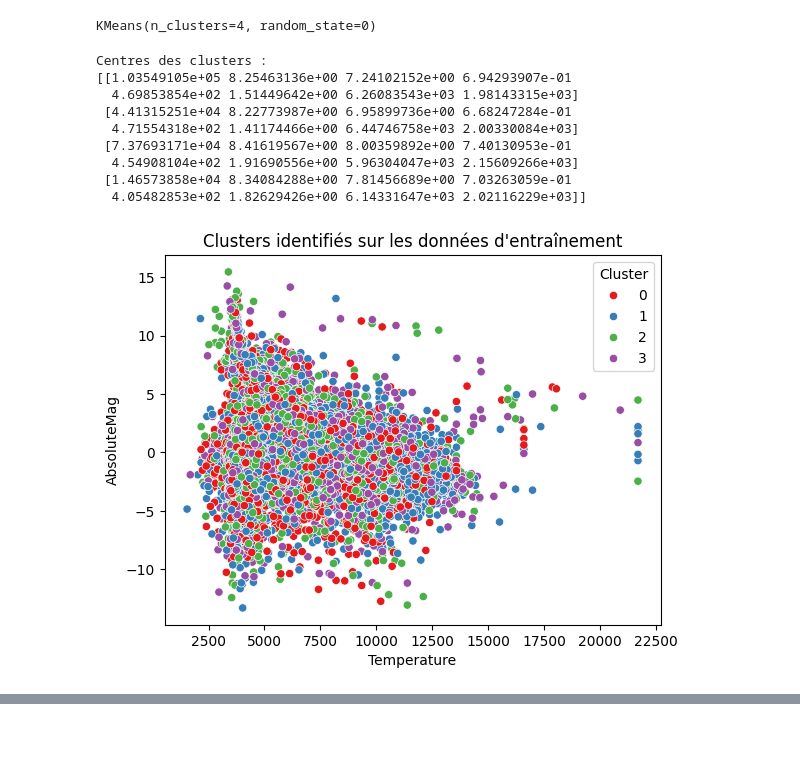
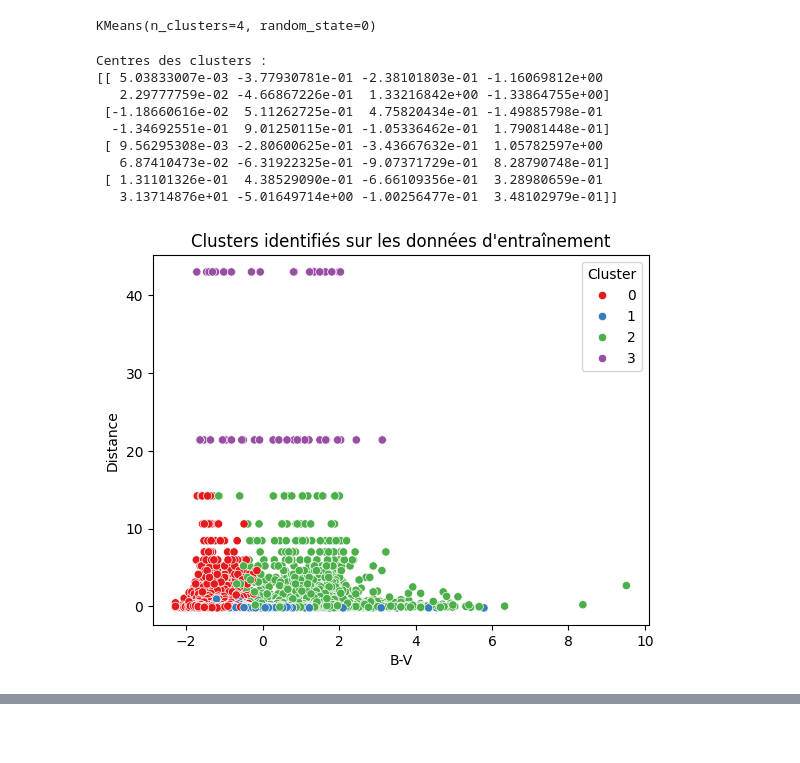
Before and after one commit to Moni003/Diagramme_HR_MML, a Jupyter notebook: diagHR_1.ipynb, the cells around one changed output, grey strips where cells are left out. Cells and saved outputs as stored; diff of their text form; code cells hidden in the pictures.

```diff
--- a/diagHR_1.ipynb
+++ b/diagHR_1.ipynb
@@ -254,3 +255,8 @@ SpType_encoded  0.015183      0.12080    -0.806002        1.000000
 [figure]
 # %% [markdown]
 ### 2.6 - Normalisation des variables d'entrainement
+# %%
+scaler = StandardScaler()
+X_scaled = scaler.fit_transform(X)
+X_scaled_df = pd.DataFrame(X_scaled, columns = X.columns)
+X_scaled_df
@@ -263,13 +283,13 @@ SpType_encoded  0.015183      0.12080    -0.806002        1.000000
 #X_train, X_test = train_test_split(data, test_size=0.2, random_state=0)
 # %%
 # Séparation en train/validation/test
-X_train, X_temp = train_test_split(X, test_size=0.3, random_state=0)
+X_train, X_temp = train_test_split(X_scaled_df, test_size=0.3, random_state=0)
 X_val, X_test = train_test_split(X_temp, test_size=0.5, random_state=0)
 
 print(f"Taille du train : {X_train.shape}")
 print(f"Taille du validation : {X_val.shape}")
 print(f"Taille du test : {X_test.shape}")
-
+#print(X_train)
 
 # Visualiser les données de chaque ensemble (par exemple avec AbsoluteMag)
 fig, axes = plt.subplots(1, 3, figsize=(15, 5))
@@ -309,14 +329,14 @@ print("Centres des clusters :")
 print(kmeans.cluster_centers_)
 # %% [output]
 Centres des clusters :
-[[1.03549105e+05 8.25463136e+00 7.24102152e+00 6.94293907e-01
-  4.69853854e+02 1.51449642e+00 6.26083543e+03 1.98143315e+03]
- [4.41315251e+04 8.22773987e+00 6.95899736e+00 6.68247284e-01
-  4.71554318e+02 1.41174466e+00 6.44746758e+03 2.00330084e+03]
- [7.37693171e+04 8.41619567e+00 8.00359892e+00 7.40130953e-01
-  4.54908104e+02 1.91690556e+00 5.96304047e+03 2.15609266e+03]
- [1.46573858e+04 8.34084288e+00 7.81456689e+00 7.03263059e-01
-  4.05482853e+02 1.82629426e+00 6.14331647e+03 2.02116229e+03]]
+[[ 5.03833007e-03 -3.77930781e-01 -2.38101803e-01 -1.16069812e+00
+   2.29777759e-02 -4.66867226e-01  1.33216842e+00 -1.33864755e+00]
+ [-1.18660616e-02  5.11262725e-01  4.75820434e-01 -1.49885798e-01
+  -1.34692551e-01  9.01250115e-01 -1.05336462e-01  1.79081448e-01]
+ [ 9.56295308e-03 -2.80600625e-01 -3.43667632e-01  1.05782597e+00
+   6.87410473e-02 -6.31922325e-01 -9.07371729e-01  8.28790748e-01]
+ [ 1.31101326e-01  4.38529090e-01 -6.66109356e-01  3.28980659e-01
+   3.13714876e+01 -5.01649714e+00 -1.00256477e-01  3.48102979e-01]]
 # %%
 # Prédire les clusters pour l'ensemble d'entraînement
 train_clusters = kmeans.predict(X_train)
@@ -325,8 +345,8 @@ train_clusters = kmeans.predict(X_train)
 X_train['Cluster'] = train_clusters
 # %%
 import seaborn as sns
-sns.scatterplot(x=X_train['Temperature'], y=X_train['AbsoluteMag'], hue=X_train['Cluster'], palette="Set1")
+sns.scatterplot(x=X_train['B-V'], y=X_train['Distance'], hue=X_train['Cluster'], palette="Set1")
 plt.title("Clusters identifiés sur les données d'entraînement")
 plt.show()
 # %% [output]
-[figure, old version]
+[figure, new version]
```
Also changed, not shown: parts of 6 cells of this notebook.
